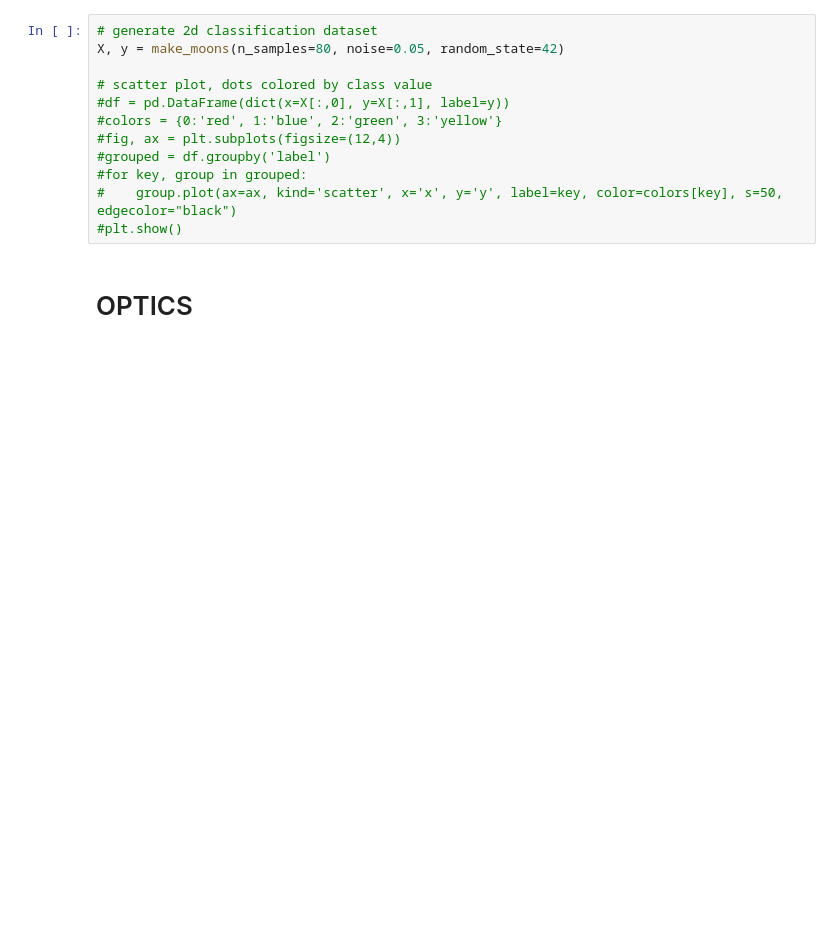
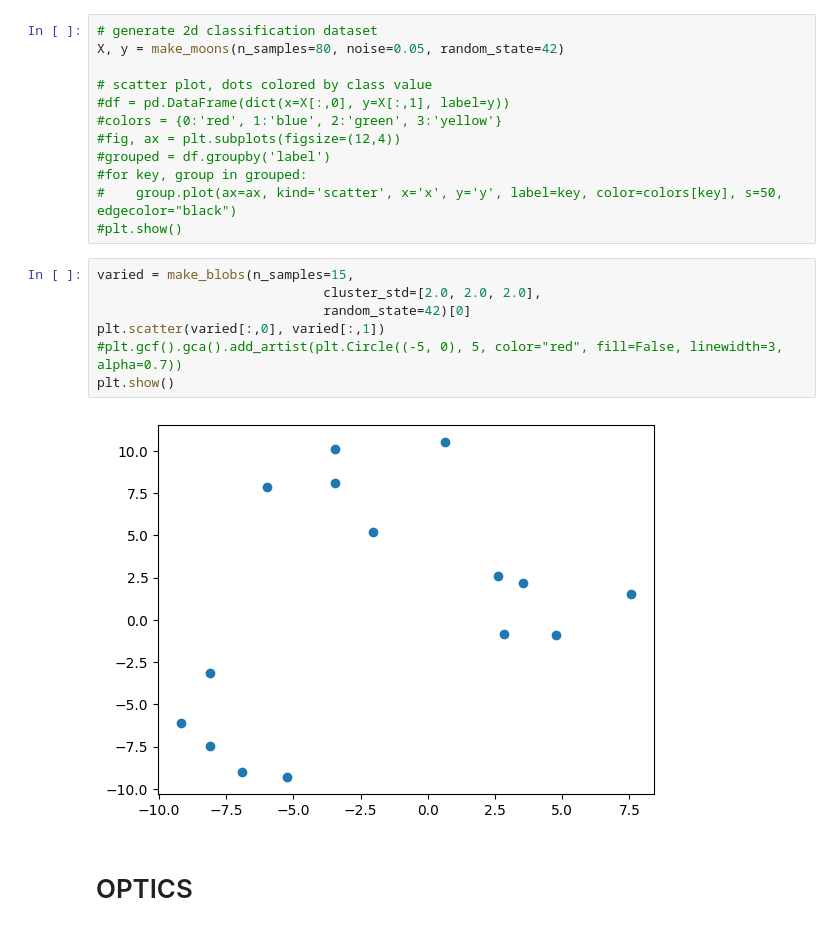
Before and after one commit to guglielmosanchini/ClustViz, a Jupyter notebook: Clustering_visualization_notebook.ipynb, the cells around one changed output. Saved outputs shown, nothing was run; the diff lists cells and outputs as text; blank space fills up the shorter version.

Commit message:
birch graph attempt

```diff
--- a/Clustering_visualization_notebook.ipynb
+++ b/Clustering_visualization_notebook.ipynb
@@ -61,6 +61,15 @@ X, y = make_moons(n_samples=80, noise=0.05, random_state=42)
 #for key, group in grouped:
 #    group.plot(ax=ax, kind='scatter', x='x', y='y', label=key, color=colors[key], s=50, edgecolor="black")
 #plt.show()
+# %%
+varied = make_blobs(n_samples=15,
+                             cluster_std=[2.0, 2.0, 2.0],
+                             random_state=42)[0]
+plt.scatter(varied[:,0], varied[:,1])
+#plt.gcf().gca().add_artist(plt.Circle((-5, 0), 5, color="red", fill=False, linewidth=3, alpha=0.7))
+plt.show()
+# %% [output]
+[figure, added]
 # %% [markdown]
 # OPTICS
 # %% [markdown]
```
Also changed, not shown: parts of 18 cells of this notebook, 8 other files.
